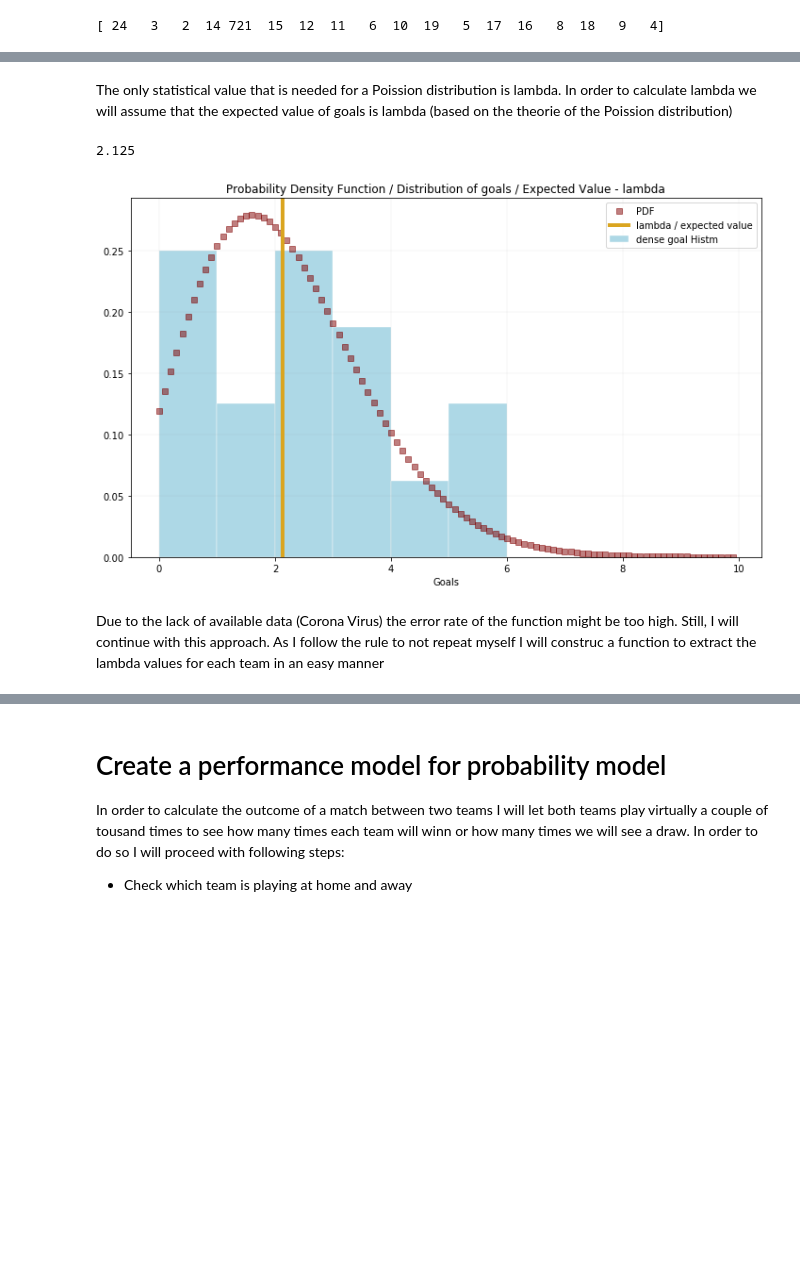
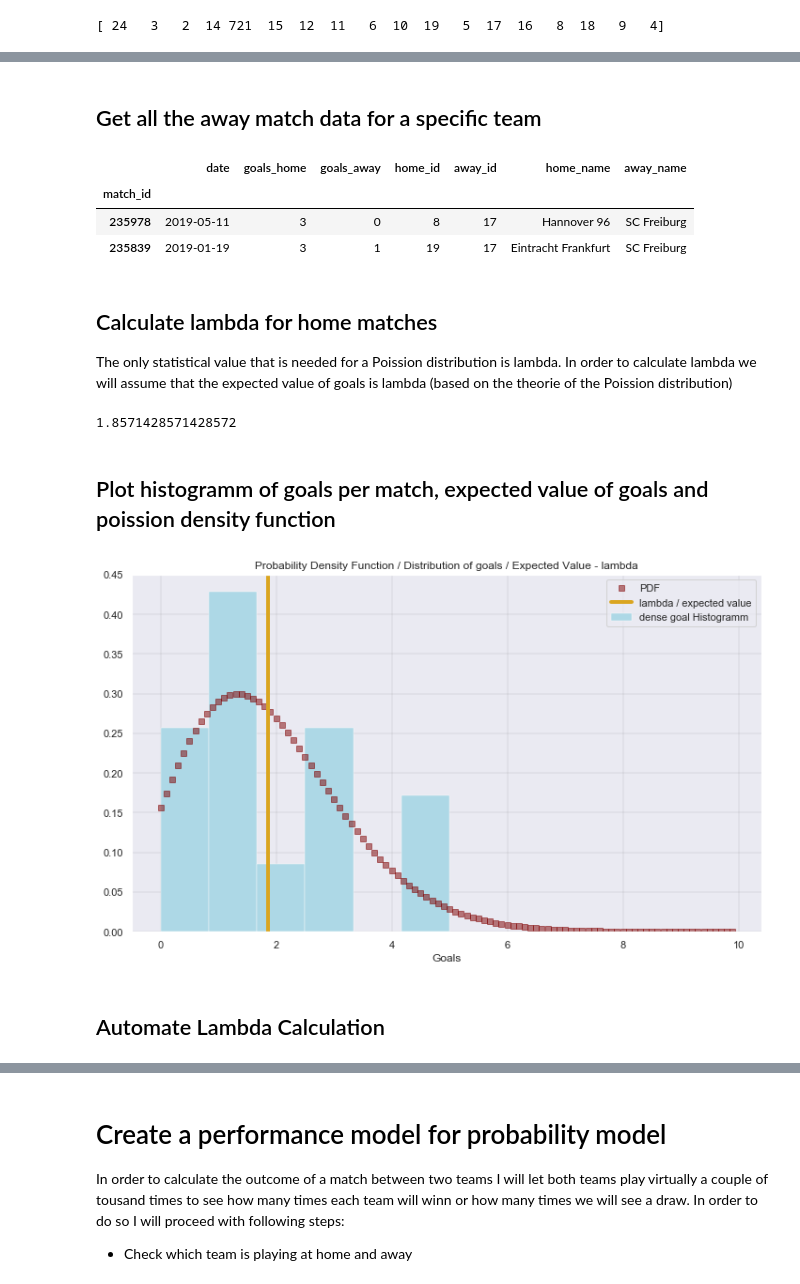
Before and after one commit to eugencuic/FHNW_FS20_Sportwetten, a Jupyter notebook: Warhscheinlichkeitsmodell - Sportwetten.ipynb, the cells around one changed output, grey strips where cells are left out. Drawn from its saved outputs; the diff is of its cells as text; code cells hidden in the pictures; blank space fills up the shorter version.

```diff
--- a/Warhscheinlichkeitsmodell - Sportwetten.ipynb
+++ b/Warhscheinlichkeitsmodell - Sportwetten.ipynb
@@ -184,12 +214,12 @@ This overview of the column names makes it a lot easier to define which ones wou
 # %%
 # Define the header of the DataFrame
-header = ['id', 'matchday', 'score.fullTime.homeTeam', 'score.fullTime.awayTeam', 'homeTeam.id', 'awayTeam.id', 'homeTeam.name', 'awayTeam.name']
+header = ['id', 'utcDate', 'score.fullTime.homeTeam', 'score.fullTime.awayTeam', 'homeTeam.id', 'awayTeam.id', 'homeTeam.name', 'awayTeam.name']
 data_BL1_18_19 = pd.DataFrame(data, columns=header)
 
 # Rename the columns to make it more understandable fo readers
 data_BL1_18_19 = data_BL1_18_19.rename(columns={
     'id': 'match_id',
-    'matchday': 'match_day',
+    'utcDate' : 'date',
     'score.fullTime.homeTeam': 'goals_home',
     'score.fullTime.awayTeam': 'goals_away',
     'homeTeam.id': 'home_id',
@@ -199,0 +232,6 @@ data_BL1_18_19 = data_BL1_18_19.rename(columns={
+# %%
+# Transform to datetime object
+data_BL1_18_19['date'] = pd.to_datetime(data_BL1_18_19['date'])
+# %%
+# Strip the time
+data_BL1_18_19['date'] = data_BL1_18_19['date'].dt.date
@@ -405,43 +414,53 @@ away_matches
+# %% [markdown]
+## Get all the away match data for a specific team
+# %%
+away_matches = train_set.loc[(train_set['away_id'] == 17)]
+away_matches.head(2)
+# %% [output]
+|  | date | goals_home | goals_away | home_id | away_id | home_name | away_name |
+| match_id |  |  |  |  |  |  |  |
+| 235978 | 2019-05-11 | 3 | 0 | 8 | 17 | Hannover 96 | SC Freiburg |
+| 235839 | 2019-01-19 | 3 | 1 | 19 | 17 | Eintracht Frankfurt | SC Freiburg |
 # %% [markdown]
+## Calculate lambda for home matches
 The only statistical value that is needed for a Poission distribution is lambda. In order to calculate lambda we will assume that the expected value of goals is lambda (based on the theorie of the Poission distribution)
 # %%
-# Calculate lambda for home matches
 lambda_home = home_matches['goals_home'].sum() / len(home_matches['goals_home'])
 print(lambda_home)
 # %% [output]
-2.125
+1.8571428571428572
+# %% [markdown]
+## Plot histogramm of goals per match, expected value of goals and poission density function
 # %%
-# Plot histogramm of goals per match, expected value of goals and poission density function
-
 plt.figure(figsize=(12,7))
 
 # Plot histogram of goals
 plt.hist(home_matches['goals_home'],
          bins=6, density=True,
          histtype='bar', color='lightblue',
          edgecolor='white', linewidth=0.4,
-         label='dense goal Histm')
+         label='dense goal Histogramm')
 
 # Create Poission distriution for calculated lambda value
 t = np.arange(0, 10, 0.1)
 d = np.exp(-lambda_home)*np.power(lambda_home, t)/factorial(t)
 plt.plot(t, d, 'bs', color='maroon', alpha=0.5, label='PDF')
 
 # Plot lambda value as vertical line
 plt.axvline(x=lambda_home, color='goldenrod', lw=4, label='lambda / expected value')
 
 # Visuals
 plt.title("Probability Density Function / Distribution of goals / Expected Value - lambda")
 #plt.ylabel("Number of Games")
 plt.xlabel("Goals")
 plt.legend(loc='upper right')
-plt.grid(color='grey', linestyle='-', linewidth=0.25, alpha=0.3)
+plt.grid(color='black', linestyle='-', linewidth=0.25, alpha=0.3)
 
 plt.show()
 # %% [output]
-[figure, old version]
+[figure, new version]
-# %% [markdown]
-Due to the lack of available data (Corona Virus) the error rate of the function might be too high. Still, I will continue with this approach. As I follow the rule to not repeat myself I will construc a function to extract the lambda values for each team in an easy manner
+# %% [markdown]
+## Automate Lambda Calculation
 # %%
 def calculate_lambda(team_id):
     # Get all the home match data for a specific team
```
Also changed, not shown: parts of 75 cells of this notebook, 1 other file.
